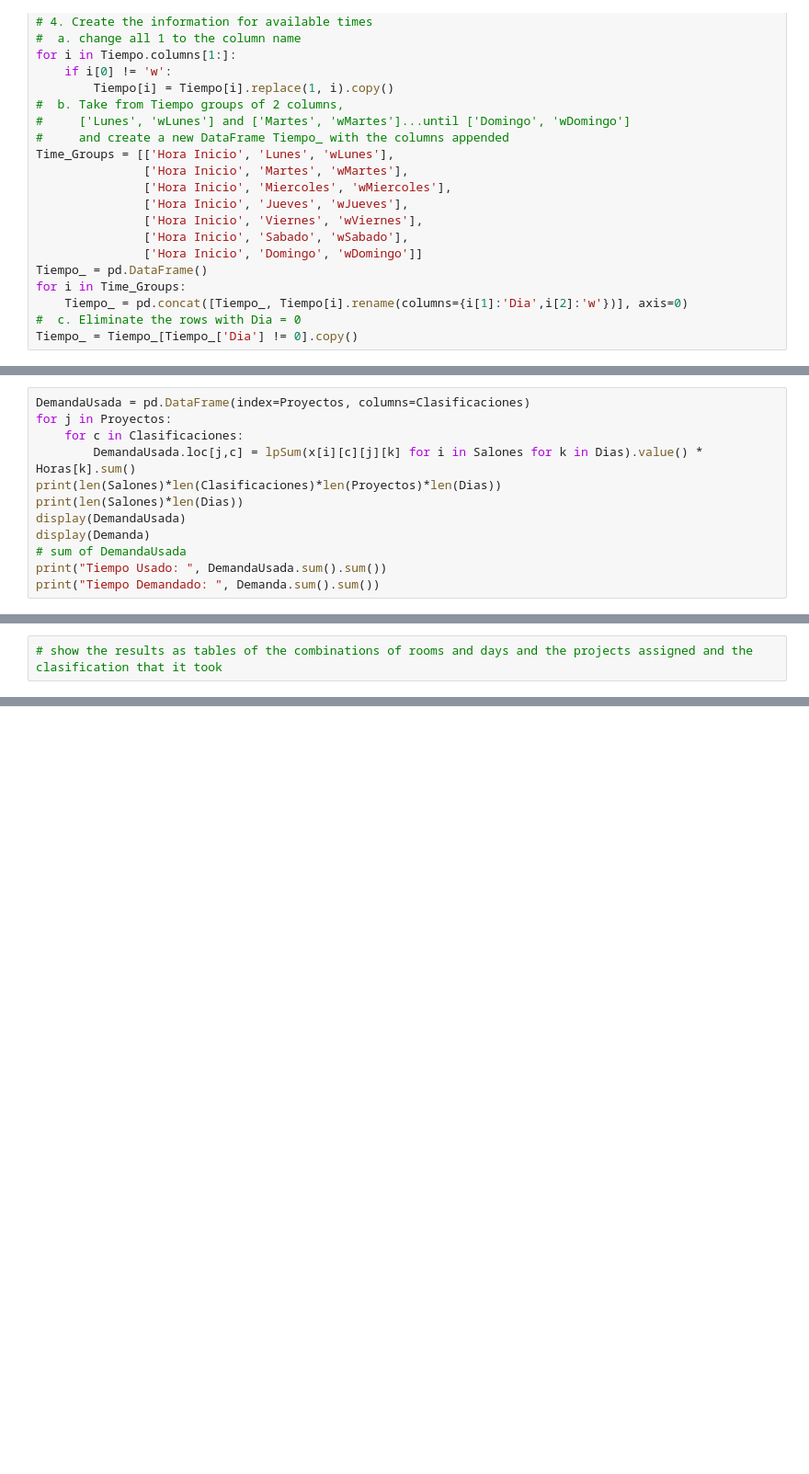
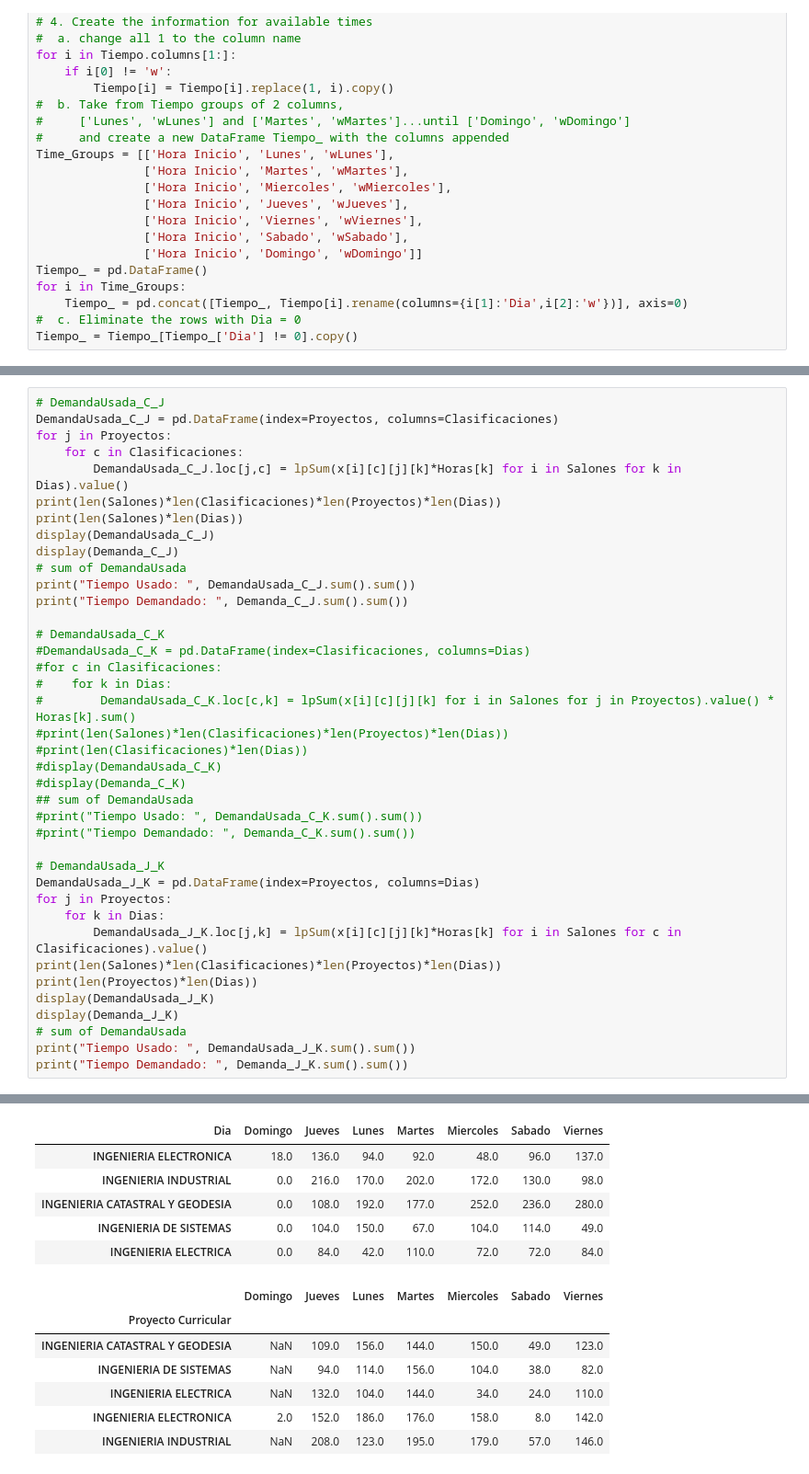
Before and after one commit to CDMonsalveA/Automated-Schedules-UD-Operations-Research, a Jupyter notebook: script.ipynb, the cells around one changed output, grey strips where cells are left out. Shown at 92% size. Drawn from its saved outputs; the diff is of its cells as text; blank space fills up the shorter version.

```diff
--- a/script.ipynb
+++ b/script.ipynb
@@ -285,12 +299,0 @@ Objective value: 261.0
-# %%
-DemandaUsada = pd.DataFrame(index=Proyectos, columns=Clasificaciones)
-for j in Proyectos:
-    for c in Clasificaciones:
-        DemandaUsada.loc[j,c] = lpSum(x[i][c][j][k] for i in Salones for k in Dias).value() * Horas[k].sum()
-print(len(Salones)*len(Clasificaciones)*len(Proyectos)*len(Dias))
-print(len(Salones)*len(Dias))
-display(DemandaUsada)
-display(Demanda)
-# sum of DemandaUsada
-print("Tiempo Usado: ", DemandaUsada.sum().sum())
-print("Tiempo Demandado: ", Demanda.sum().sum())
@@ -315,2 +300,40 @@ Tiempo Demandado:  2954
-# %%
-# show the results as tables of the combinations of rooms and days and the projects assigned and the clasification that it took
+# %%
+# DemandaUsada_C_J
+DemandaUsada_C_J = pd.DataFrame(index=Proyectos, columns=Clasificaciones)
+for j in Proyectos:
+    for c in Clasificaciones:
+        DemandaUsada_C_J.loc[j,c] = lpSum(x[i][c][j][k]*Horas[k] for i in Salones for k in Dias).value()
+print(len(Salones)*len(Clasificaciones)*len(Proyectos)*len(Dias))
+print(len(Salones)*len(Dias))
+display(DemandaUsada_C_J)
+display(Demanda_C_J)
+# sum of DemandaUsada
+print("Tiempo Usado: ", DemandaUsada_C_J.sum().sum())
+print("Tiempo Demandado: ", Demanda_C_J.sum().sum())
+
+# DemandaUsada_C_K
+#DemandaUsada_C_K = pd.DataFrame(index=Clasificaciones, columns=Dias)
+#for c in Clasificaciones:
+#    for k in Dias:
+#        DemandaUsada_C_K.loc[c,k] = lpSum(x[i][c][j][k] for i in Salones for j in Proyectos).value() * Horas[k].sum()
+#print(len(Salones)*len(Clasificaciones)*len(Proyectos)*len(Dias))
+#print(len(Clasificaciones)*len(Dias))
+#display(DemandaUsada_C_K)
+#display(Demanda_C_K)
+## sum of DemandaUsada
+#print("Tiempo Usado: ", DemandaUsada_C_K.sum().sum())
+#print("Tiempo Demandado: ", Demanda_C_K.sum().sum())
+
+# DemandaUsada_J_K
+DemandaUsada_J_K = pd.DataFrame(index=Proyectos, columns=Dias)
+for j in Proyectos:
+    for k in Dias:
+        DemandaUsada_J_K.loc[j,k] = lpSum(x[i][c][j][k]*Horas[k] for i in Salones for c in Clasificaciones).value()
+print(len(Salones)*len(Clasificaciones)*len(Proyectos)*len(Dias))
+print(len(Proyectos)*len(Dias))
+display(DemandaUsada_J_K)
+display(Demanda_J_K)
+# sum of DemandaUsada
+print("Tiempo Usado: ", DemandaUsada_J_K.sum().sum())
+print("Tiempo Demandado: ", Demanda_J_K.sum().sum())
+# %% [output]
@@ -316,0 +359,13 @@ Tiempo Demandado:  2954
+| Dia | Domingo | Jueves | Lunes | Martes | Miercoles | Sabado | Viernes |
+| INGENIERIA ELECTRONICA | 18.0 | 136.0 | 94.0 | 92.0 | 48.0 | 96.0 | 137.0 |
+| INGENIERIA INDUSTRIAL | 0.0 | 216.0 | 170.0 | 202.0 | 172.0 | 130.0 | 98.0 |
+| INGENIERIA CATASTRAL Y GEODESIA | 0.0 | 108.0 | 192.0 | 177.0 | 252.0 | 236.0 | 280.0 |
+| INGENIERIA DE SISTEMAS | 0.0 | 104.0 | 150.0 | 67.0 | 104.0 | 114.0 | 49.0 |
+| INGENIERIA ELECTRICA | 0.0 | 84.0 | 42.0 | 110.0 | 72.0 | 72.0 | 84.0 |
+|  | Domingo | Jueves | Lunes | Martes | Miercoles | Sabado | Viernes |
+| Proyecto Curricular |  |  |  |  |  |  |  |
+| INGENIERIA CATASTRAL Y GEODESIA | NaN | 109.0 | 156.0 | 144.0 | 150.0 | 49.0 | 123.0 |
+| INGENIERIA DE SISTEMAS | NaN | 94.0 | 114.0 | 156.0 | 104.0 | 38.0 | 82.0 |
+| INGENIERIA ELECTRICA | NaN | 132.0 | 104.0 | 144.0 | 34.0 | 24.0 | 110.0 |
+| INGENIERIA ELECTRONICA | 2.0 | 152.0 | 186.0 | 176.0 | 158.0 | 8.0 | 142.0 |
+| INGENIERIA INDUSTRIAL | NaN | 208.0 | 123.0 | 195.0 | 179.0 | 57.0 | 146.0 |
```
Also changed, not shown: parts of 6 cells of this notebook, 6 other files.
